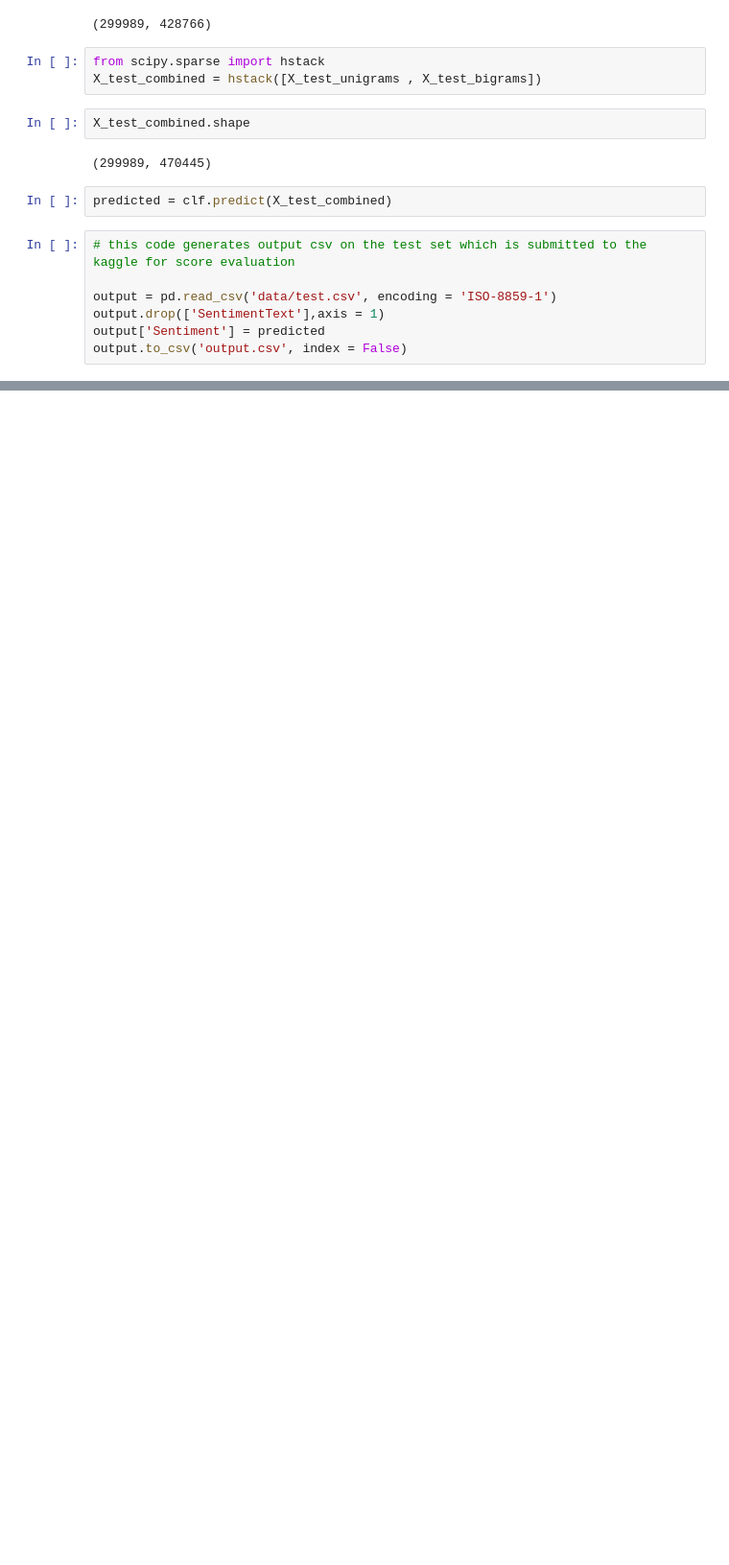
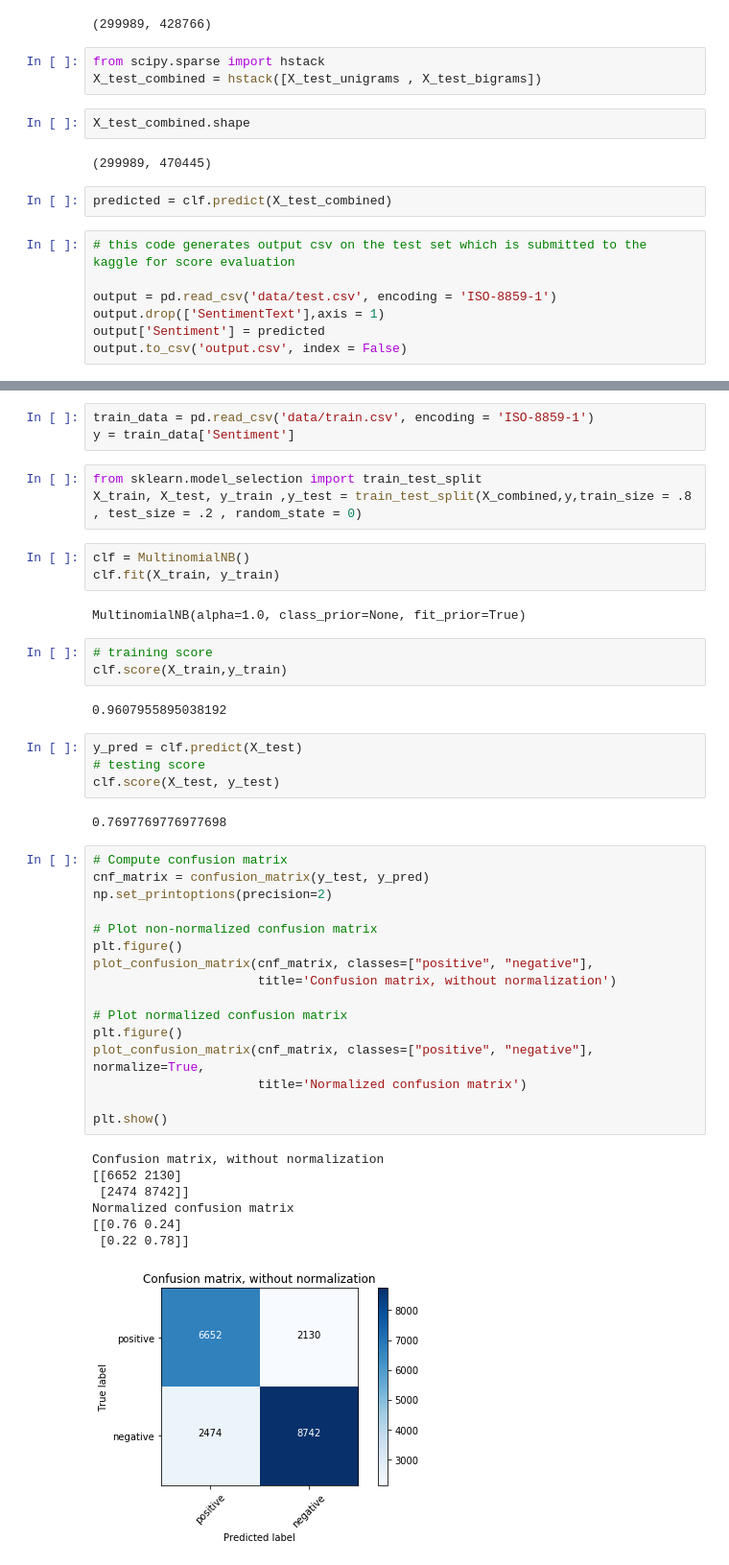
Before and after one commit to adibyte95/Twittter-sentiment-analysis, a Jupyter notebook: program_NBClassifier.ipynb, the cells around one changed output, grey strips where cells are left out. Shown: that part at 96% size. Cells and saved outputs as stored; diff of their text form; blank space fills up the shorter version.

```diff
--- a/program_NBClassifier.ipynb
+++ b/program_NBClassifier.ipynb
@@ -354,0 +390,46 @@ output.to_csv('output.csv', index = False)
+# %%
+train_data = pd.read_csv('data/train.csv', encoding = 'ISO-8859-1')
+y = train_data['Sentiment']
+# %%
+from sklearn.model_selection import train_test_split
+X_train, X_test, y_train ,y_test = train_test_split(X_combined,y,train_size = .8 , test_size = .2 , random_state = 0)
+# %%
+clf = MultinomialNB()
+clf.fit(X_train, y_train)
+# %% [output]
+MultinomialNB(alpha=1.0, class_prior=None, fit_prior=True)
+# %%
+# training score
+clf.score(X_train,y_train)
+# %% [output]
+0.9607955895038192
+# %%
+y_pred = clf.predict(X_test)
+# testing score
+clf.score(X_test, y_test)
+# %% [output]
+0.7697769776977698
+# %%
+# Compute confusion matrix
+cnf_matrix = confusion_matrix(y_test, y_pred)
+np.set_printoptions(precision=2)
+
+# Plot non-normalized confusion matrix
+plt.figure()
+plot_confusion_matrix(cnf_matrix, classes=["positive", "negative"],
+                      title='Confusion matrix, without normalization')
+
+# Plot normalized confusion matrix
+plt.figure()
+plot_confusion_matrix(cnf_matrix, classes=["positive", "negative"], normalize=True,
+                      title='Normalized confusion matrix')
+
+plt.show()
+# %% [output]
+Confusion matrix, without normalization
+[[6652 2130]
+ [2474 8742]]
+Normalized confusion matrix
+[[0.76 0.24]
+ [0.22 0.78]]
+[figure, added]
```
Also changed, not shown: parts of 15 cells of this notebook, 3 other files.
